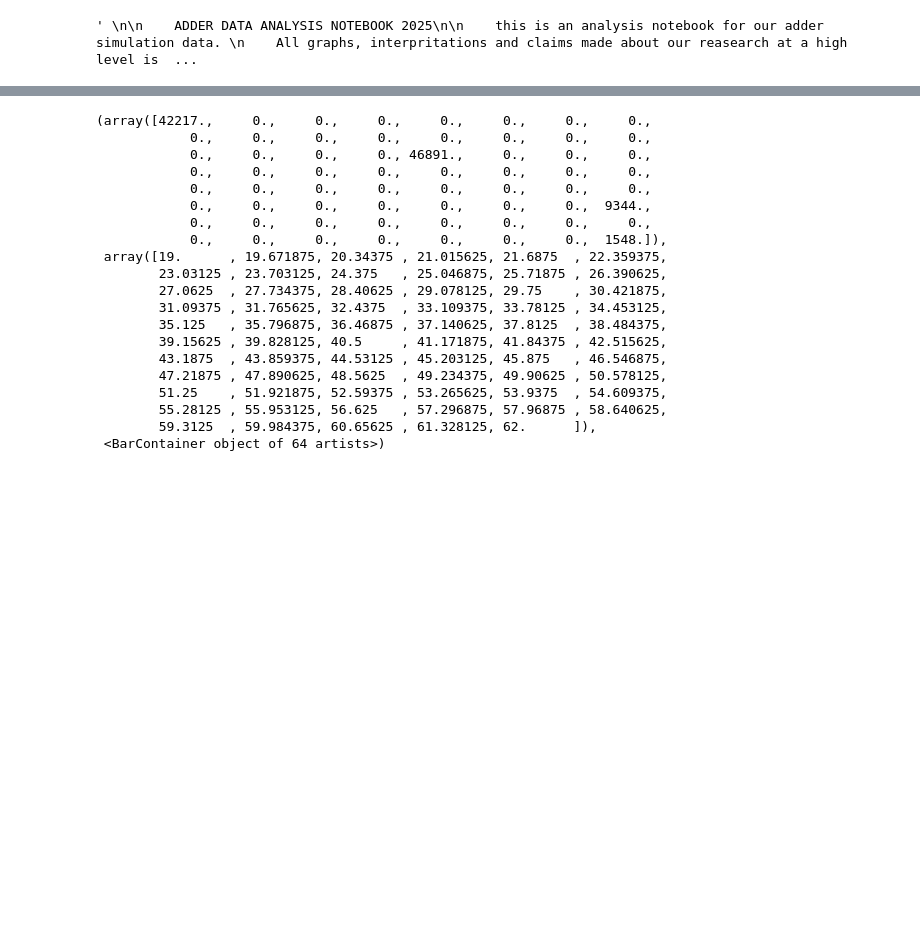
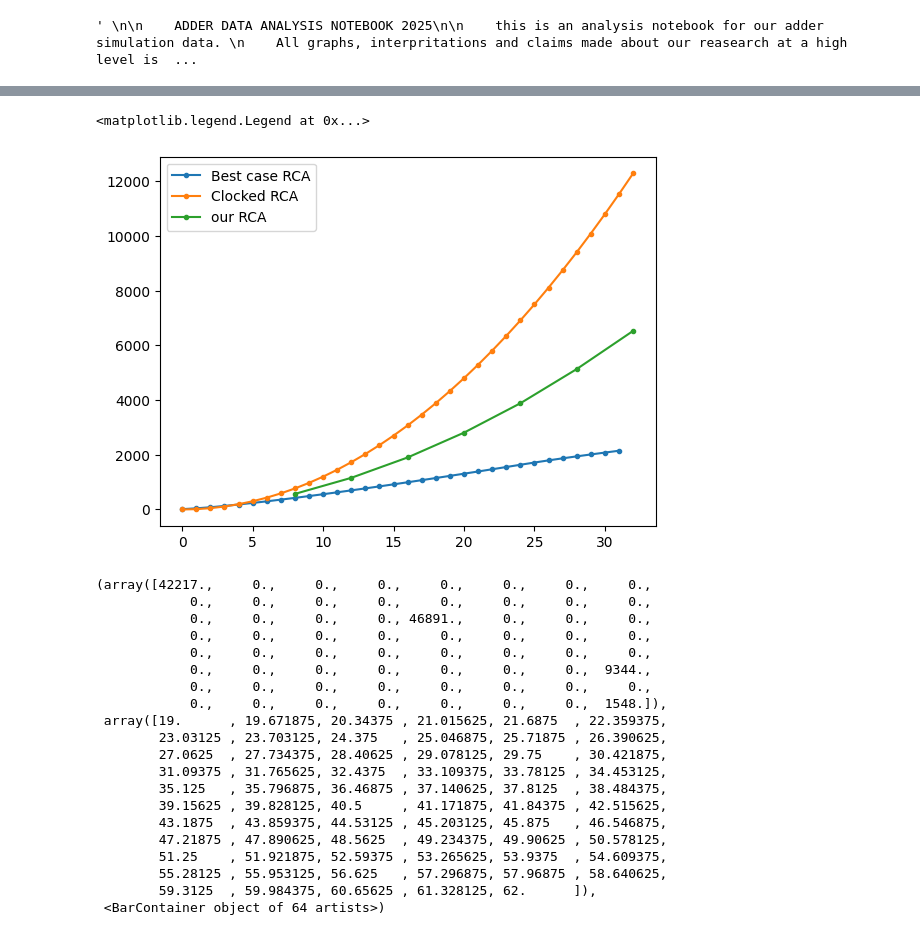
Before and after one commit to ALN006/dynamic_adder_2025, a Jupyter notebook: data/adder_data_analysis_notebook.ipynb, the cells around one changed output, grey strips where cells are left out. Drawn from its saved outputs; the diff is of its cells as text; code cells hidden in the pictures; blank space fills up the shorter version.

```diff
--- a/data/adder_data_analysis_notebook.ipynb
+++ b/data/adder_data_analysis_notebook.ipynb
@@ -50,3 +54,15 @@ plt.savefig("results.png")
+# %%
+RCA_dxa = np.array(RCA_df.groupby("N").mean(numeric_only=True)["Latency"]) * np.array([6*i for i in range(1,33)])
+our_dxa = np.array((our_df.groupby("N").mean(numeric_only=True)["Latency"])) * np.array([6*i + 4 * math.log2((2*i - 12)/3) + 15 for i in range(8,33, 4)])
+KSA_dxa = np.array([KSA_df["Latency"][i] for i in [1,2,4,8,16,32]]) * np.array([1,1,1,1,1,1])
+
+plt.plot(RCA_dxa, marker = ".", label = "Best case RCA")
+plt.plot([i for i in range(33)], [2*j*j*6 for j in range(33)], marker = ".", label = "Clocked RCA")
+plt.plot([i for i in range(8,33,4)],our_dxa, marker = ".", label = "our RCA")
+plt.legend()
+# %% [output]
+<matplotlib.legend.Legend at 0x...>
+[figure, added]
 # %%
 plt.hist(our_df[our_df["N"] == 32]["Latency"], bins = 64)
 # %% [output]
```
Also changed, not shown: parts of 2 cells of this notebook, 1 other file.
